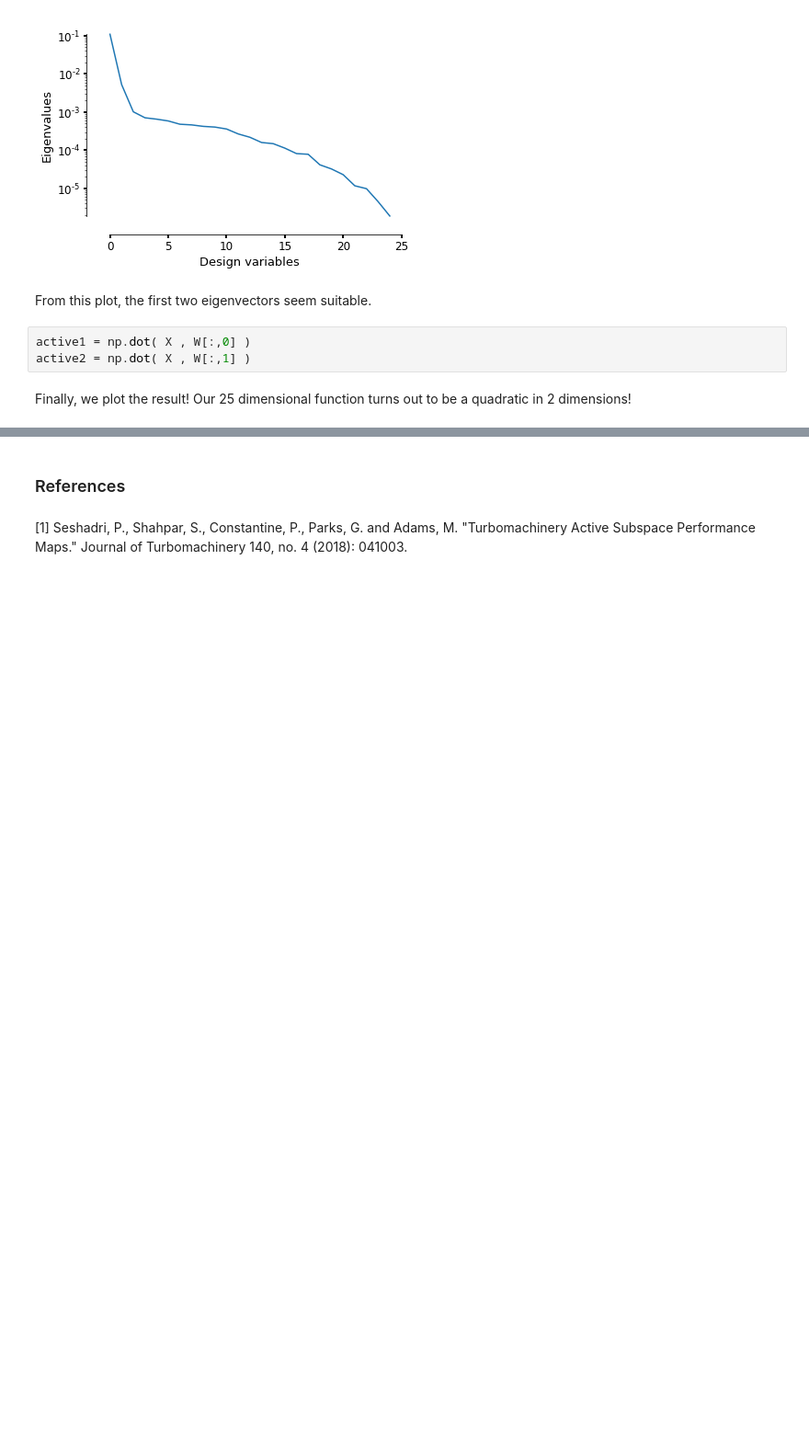
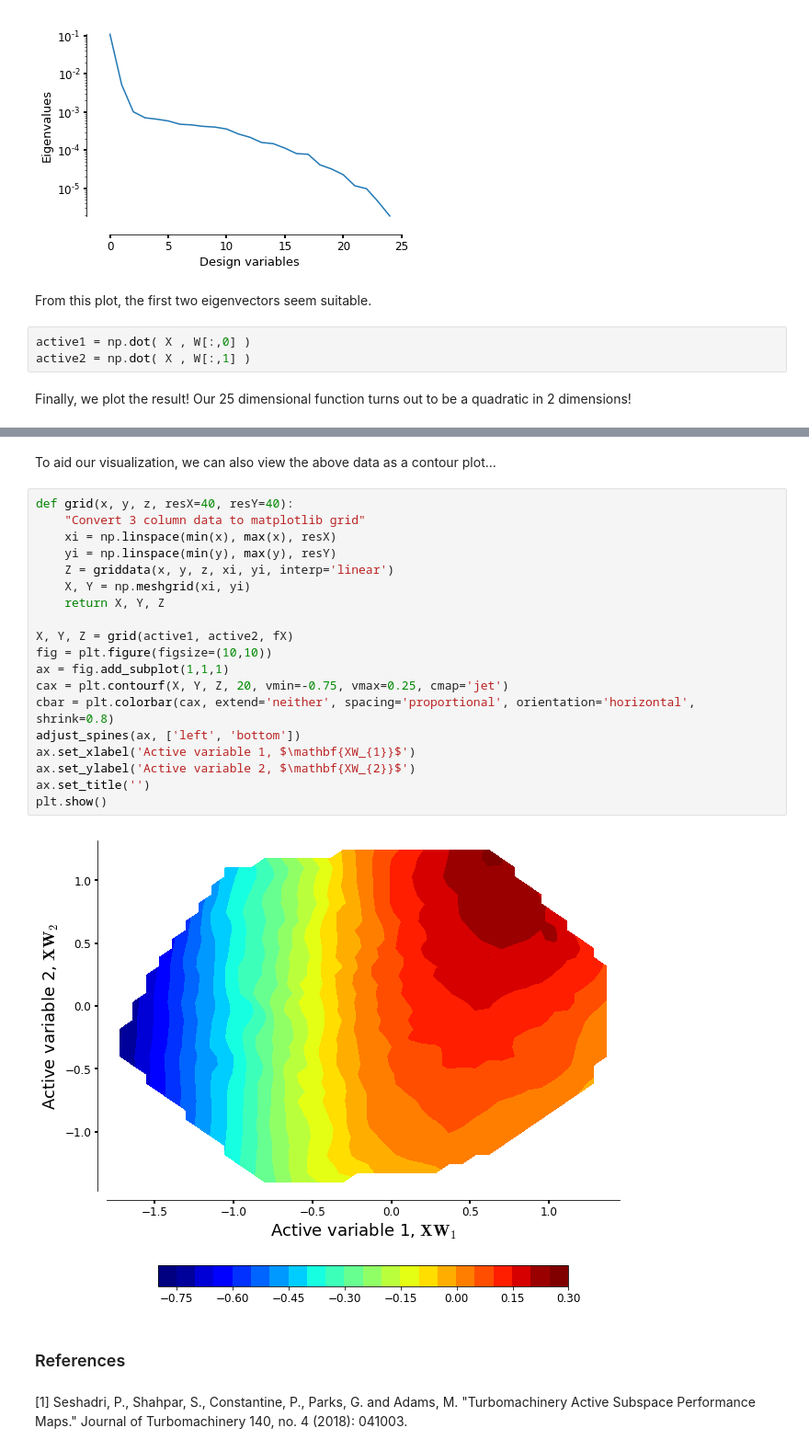
Before and after one commit to equadratures/equadratures, a Jupyter notebook: ipython-notebooks/dimension-reduction/dimension_reduction.ipynb, the cells around one changed output, grey strips where cells are left out. Shown: that part at 92% size. Cells and saved outputs as stored; diff of their text form; blank space fills up the shorter version.

```diff
--- a/ipython-notebooks/dimension-reduction/dimension_reduction.ipynb
+++ b/ipython-notebooks/dimension-reduction/dimension_reduction.ipynb
@@ -73,3 +78,26 @@ plt.show()
+# %% [markdown]
+To aid our visualization, we can also view the above data as a contour plot...
+# %%
+def grid(x, y, z, resX=40, resY=40):
+    "Convert 3 column data to matplotlib grid"
+    xi = np.linspace(min(x), max(x), resX)
+    yi = np.linspace(min(y), max(y), resY)
+    Z = griddata(x, y, z, xi, yi, interp='linear')
+    X, Y = np.meshgrid(xi, yi)
+    return X, Y, Z
+
+X, Y, Z = grid(active1, active2, fX)
+fig = plt.figure(figsize=(10,10))
+ax = fig.add_subplot(1,1,1)
+cax = plt.contourf(X, Y, Z, 20, vmin=-0.75, vmax=0.25, cmap='jet')
+cbar = plt.colorbar(cax, extend='neither', spacing='proportional', orientation='horizontal', shrink=0.8)
+adjust_spines(ax, ['left', 'bottom'])
+ax.set_xlabel('Active variable 1, $\mathbf{XW_{1}}$')
+ax.set_ylabel('Active variable 2, $\mathbf{XW_{2}}$')
+ax.set_title('')
+plt.show()
+# %% [output]
+[figure, added]
 # %% [markdown]
 <h3> References </h3>
 # %% [markdown]
```
Also changed, not shown: parts of 7 cells of this notebook, 9 other files.
